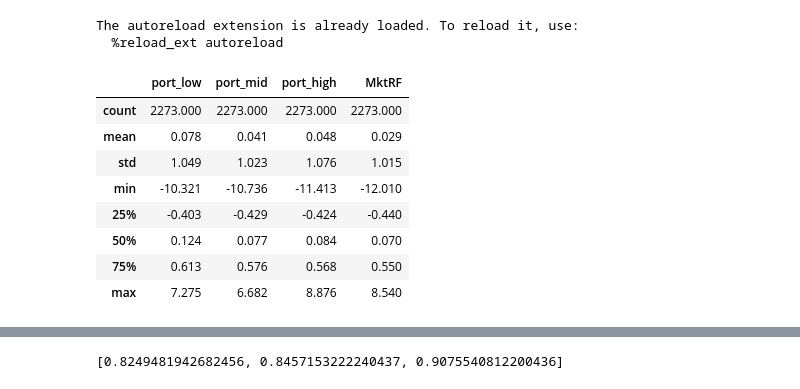
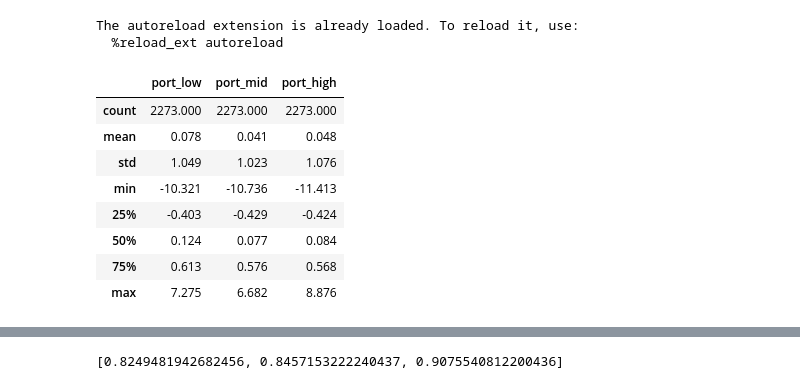
Before and after one commit to KamilPan/PS, a Jupyter notebook: ACF /ACF2.ipynb, the cells around one changed output, grey strips where cells are left out. Saved outputs shown, nothing was run; the diff lists cells and outputs as text; code cells hidden in the pictures.

```diff
--- a/ACF /ACF2.ipynb
+++ b/ACF /ACF2.ipynb
@@ -56,27 +56,29 @@ rt = rt.merge(ff,on=['date'], how='left')
 rt = rt.merge(it,on=['date'], how='left')
 rt = rt.merge(msci,on=['date'], how='left')
 pd.set_option("display.precision", 3)
-rt['RF'] = rt['RF']*100
+#rt['RF'] = rt['RF']*100
 rt.rename(columns = {'DAX Index' : 'DAX','OMXS30B Index' : 'S30','OMXC25 Index' : 'C25',
                      'OMX Index' : 'OMX','Mkt-RF' : 'MktRF'}, inplace=True)
 # %%
 filt = (rt['date'] >= pd.to_datetime('2013-01-01')) & (rt['date'] <= pd.to_datetime('2022-02-28'))
 rt = rt[filt]
 rt.dropna(how='all', axis='index', thresh=5, inplace=True)
+# %%
+rt['MSCI_World'] = rt['MSCI_World'] - rt['RF']
 # %%
-filt = rt[['port_low','port_mid','port_high','MktRF']].describe()
+filt = rt[['port_low','port_mid','port_high']].describe()
 filt
 #print(filt.to_latex(index = True, multirow = True))
 # %% [output]
-|  | port_low | port_mid | port_high | MktRF |
-| count | 2273.000 | 2273.000 | 2273.000 | 2273.000 |
-| mean | 0.078 | 0.041 | 0.048 | 0.029 |
-| std | 1.049 | 1.023 | 1.076 | 1.015 |
-| min | -10.321 | -10.736 | -11.413 | -12.010 |
-| 25% | -0.403 | -0.429 | -0.424 | -0.440 |
-| 50% | 0.124 | 0.077 | 0.084 | 0.070 |
-| 75% | 0.613 | 0.576 | 0.568 | 0.550 |
-| max | 7.275 | 6.682 | 8.876 | 8.540 |
+|  | port_low | port_mid | port_high |
+| count | 2273.000 | 2273.000 | 2273.000 |
+| mean | 0.078 | 0.041 | 0.048 |
+| std | 1.049 | 1.023 | 1.076 |
+| min | -10.321 | -10.736 | -11.413 |
+| 25% | -0.403 | -0.429 | -0.424 |
+| 50% | 0.124 | 0.077 | 0.084 |
+| 75% | 0.613 | 0.576 | 0.568 |
+| max | 7.275 | 6.682 | 8.876 |
 # %%
 ame = ['SPX','MSCI_Eur']
 rt.drop(columns=ame, inplace = True)
```
Also changed, not shown: parts of 10 cells of this notebook, 5 other files.
